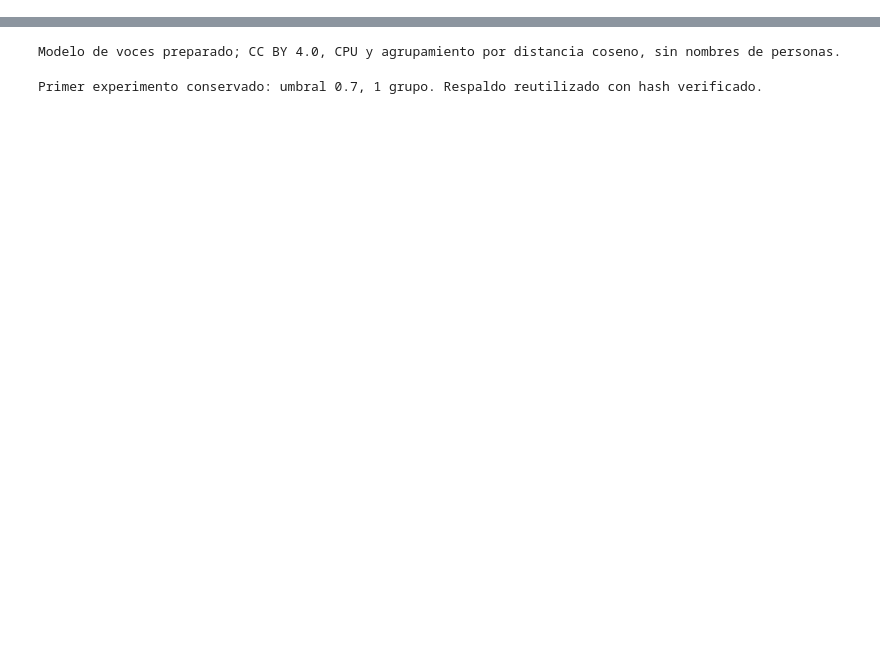
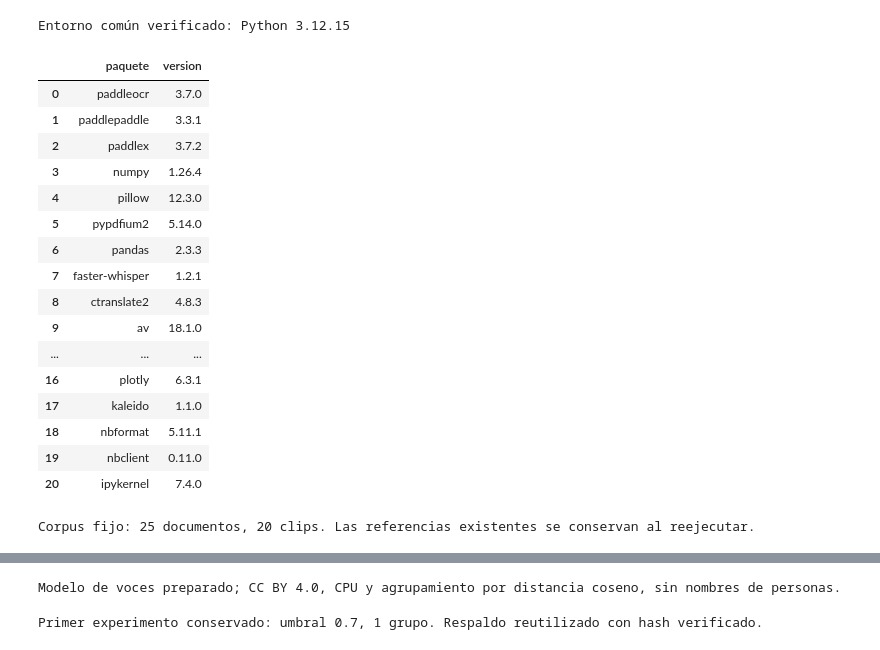
Before and after one commit to bocchienjoyer/python_intermedio, a Jupyter notebook: tarea_2/01_extraccion.ipynb, the cells around one changed output, grey strips where cells are left out. Cells and saved outputs as stored; diff of their text form; code cells hidden in the pictures; blank space fills up the shorter version.

Commit message:
notebook: consolidar extraccion y verificar ejecucion integral

```diff
--- a/tarea_2/01_extraccion.ipynb
+++ b/tarea_2/01_extraccion.ipynb
@@ -2702,0 +58,61 @@ La asignación tiene una etiqueta por segmento ASR, por lo que puede fallar con
+# %%
+from pathlib import Path
+from datetime import datetime,timezone,timedelta
+from collections import Counter
+import csv,json,hashlib,os,time,re,sys,subprocess,importlib.metadata
+import pandas as pd
+from IPython.display import display
+
+RAIZ=Path.cwd() if (Path.cwd()/'datos/documentos.csv').is_file() else Path.cwd()/'tarea_2'
+assert (RAIZ/'datos/fuentes.csv').is_file(), 'Ejecutar desde tarea_2 o la raíz del repositorio.'
+RAW=RAIZ/'datos/raw';RAW.mkdir(exist_ok=True)
+leer_json=lambda p:json.loads(p.read_text(encoding='utf-8'))
+sha=lambda p:hashlib.sha256(p.read_bytes()).hexdigest()
+def guardar_json(p,dato):
+ p.parent.mkdir(parents=True,exist_ok=True)
+ p.write_text(json.dumps(dato,ensure_ascii=False,indent=2,allow_nan=False)+'\n',encoding='utf-8')
+
+# En un entorno nuevo puede activarse esta instalación de versiones exactas.
+# Las dependencias de la app se mantienen aparte, en requirements.txt.
+INSTALAR_DEPENDENCIAS=False
+entorno=leer_json(RAIZ/'modelos/entorno_notebooks.json')
+if INSTALAR_DEPENDENCIAS:
+ subprocess.run(['uv','pip','install','--python',sys.executable,
+  *[f'{p}=={v}' for p,v in entorno['paquetes'].items()]],check=True)
+assert sys.version_info[:2]==(3,12), 'Se utiliza Python 3.12.'
+versiones={p:importlib.metadata.version(p) for p in entorno['versiones_principales']}
+assert versiones==entorno['versiones_principales'], 'El entorno no coincide con las versiones registradas.'
+documentos=pd.read_csv(RAIZ/'datos/documentos.csv',keep_default_na=False)
+audios=pd.read_csv(RAIZ/'datos/transcripciones.csv',keep_default_na=False)
+fuentes=pd.read_csv(RAIZ/'datos/fuentes.csv',keep_default_na=False)
+f_por_id=fuentes.set_index('id')
+assert documentos.id.is_unique and audios.id.is_unique and fuentes.id.is_unique
+assert len(documentos)==25 and len(audios)==20
+assert documentos.tipo.value_counts().to_dict()=={'manuscrito':9,'impreso':8,'foto':8}
+assert set(documentos.id)|set(audios.id)<=set(fuentes.id)
+referencias_iniciales={r['id']:r['texto_referencia'] for df in [documentos,audios] for r in df.to_dict('records')}
+config_ocr=leer_json(RAIZ/'modelos/ocr_base.json')
+config_asr=leer_json(RAIZ/'modelos/asr_base.json')
+print('Entorno común verificado: Python',sys.version.split()[0])
+display(pd.DataFrame(versiones.items(),columns=['paquete','version']))
+print('Corpus fijo: 25 documentos, 20 clips. Las referencias existentes se conservan al reejecutar.')
+# %% [output]
+Entorno común verificado: Python 3.12.15
+|  | paquete | version |
+| 0 | paddleocr | 3.7.0 |
+| 1 | paddlepaddle | 3.3.1 |
+| 2 | paddlex | 3.7.2 |
+| 3 | numpy | 1.26.4 |
+| 4 | pillow | 12.3.0 |
+| 5 | pypdfium2 | 5.14.0 |
+| 6 | pandas | 2.3.3 |
+| 7 | faster-whisper | 1.2.1 |
+| 8 | ctranslate2 | 4.8.3 |
+| 9 | av | 18.1.0 |
+| ... | ... | ... |
+| 16 | plotly | 6.3.1 |
+| 17 | kaleido | 1.1.0 |
+| 18 | nbformat | 5.11.1 |
+| 19 | nbclient | 0.11.0 |
+| 20 | ipykernel | 7.4.0 |
+Corpus fijo: 25 documentos, 20 clips. Las referencias existentes se conservan al reejecutar.
```
Also changed, not shown: parts of 110 cells of this notebook, 3 other files.
